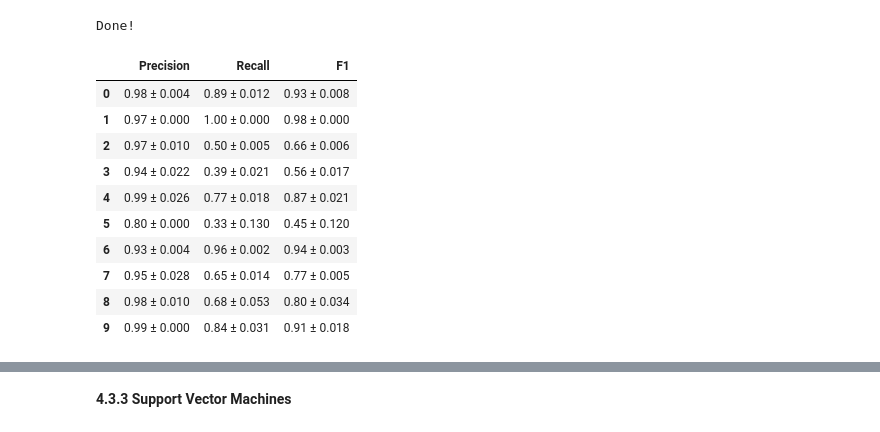
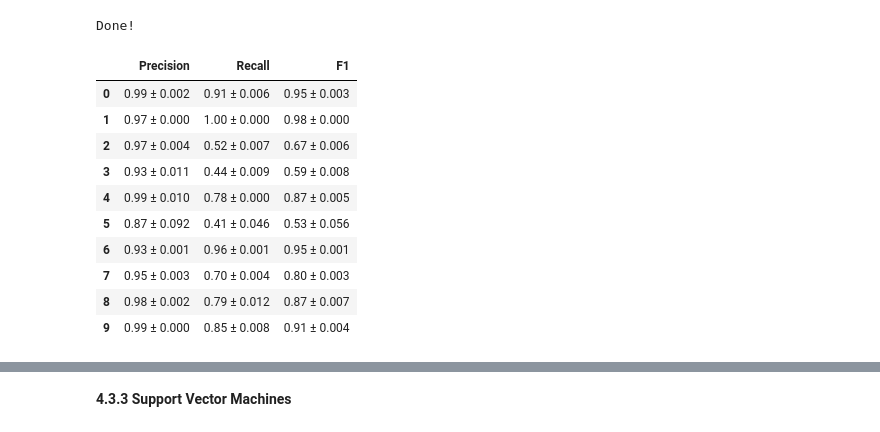
Before and after one commit to BillCoML/cell_anotation, a Jupyter notebook: cell_type.ipynb, the cells around one changed output, grey strips where cells are left out. Drawn from its saved outputs; the diff is of its cells as text; code cells hidden in the pictures.

```diff
--- a/cell_type.ipynb
+++ b/cell_type.ipynb
@@ -306,8 +306,8 @@ del cumulative_ratio
 a. Train Set
 # %%
 train_PCA = pd.DataFrame(
-    X_pca[:, :250],
-    columns=[f'PC{i}' for i in range(1, 251)]
+    X_pca[:, :100],
+    columns=[f'PC{i}' for i in range(1, 101)]
 )
 # %% [markdown]
 b. Test Set
@@ -319,8 +319,8 @@ X_top_K = centered_data.loc[:, top_k_names].to_numpy()
 X_pca = pca.transform(X_top_K)
 # %%
 test_PCA = pd.DataFrame(
-    X_pca[:, :250],
-    columns=[f'PC{i}' for i in range(1, 251)]
+    X_pca[:, :100],
+    columns=[f'PC{i}' for i in range(1, 101)]
 )
 # %% [markdown]
 Clean Data
@@ -685,24 +685,24 @@ class rf_model:
     def run_cv_model(self, X, y, n_sim, hyper_param_vals):
         pass
 # %%
-n_estimator_value = [10, 20, 30]
+n_estimator_value = [100, 200]
 # %%
 rf = rf_model()
-score = rf.run_cv_model(X_train_numpy, y_train, n_sim = 3, hyper_param_vals=n_estimator_value)
+score = rf.run_cv_model(X_train_numpy, y_train, n_sim = 5, hyper_param_vals=n_estimator_value)
 # %% [output]
 Done!
 # %%
-#Confidence Interval for n_est = 30
-confidence_interval(score[2])
+#Confidence Interval for n_est = 100
+confidence_interval(score[0])
 # %% [output]
 |  | Precision | Recall | F1 |
-| 0 | 0.98 ± 0.004 | 0.89 ± 0.012 | 0.93 ± 0.008 |
+| 0 | 0.99 ± 0.002 | 0.91 ± 0.006 | 0.95 ± 0.003 |
 | 1 | 0.97 ± 0.000 | 1.00 ± 0.000 | 0.98 ± 0.000 |
-| 2 | 0.97 ± 0.010 | 0.50 ± 0.005 | 0.66 ± 0.006 |
-| 3 | 0.94 ± 0.022 | 0.39 ± 0.021 | 0.56 ± 0.017 |
-| 4 | 0.99 ± 0.026 | 0.77 ± 0.018 | 0.87 ± 0.021 |
-| 5 | 0.80 ± 0.000 | 0.33 ± 0.130 | 0.45 ± 0.120 |
-| 6 | 0.93 ± 0.004 | 0.96 ± 0.002 | 0.94 ± 0.003 |
-| 7 | 0.95 ± 0.028 | 0.65 ± 0.014 | 0.77 ± 0.005 |
-| 8 | 0.98 ± 0.010 | 0.68 ± 0.053 | 0.80 ± 0.034 |
-| 9 | 0.99 ± 0.000 | 0.84 ± 0.031 | 0.91 ± 0.018 |
+| 2 | 0.97 ± 0.004 | 0.52 ± 0.007 | 0.67 ± 0.006 |
+| 3 | 0.93 ± 0.011 | 0.44 ± 0.009 | 0.59 ± 0.008 |
+| 4 | 0.99 ± 0.010 | 0.78 ± 0.000 | 0.87 ± 0.005 |
+| 5 | 0.87 ± 0.092 | 0.41 ± 0.046 | 0.53 ± 0.056 |
+| 6 | 0.93 ± 0.001 | 0.96 ± 0.001 | 0.95 ± 0.001 |
+| 7 | 0.95 ± 0.003 | 0.70 ± 0.004 | 0.80 ± 0.003 |
+| 8 | 0.98 ± 0.002 | 0.79 ± 0.012 | 0.87 ± 0.007 |
+| 9 | 0.99 ± 0.000 | 0.85 ± 0.008 | 0.91 ± 0.004 |
```
Also changed, not shown: parts of 47 cells of this notebook, 1 other file.
